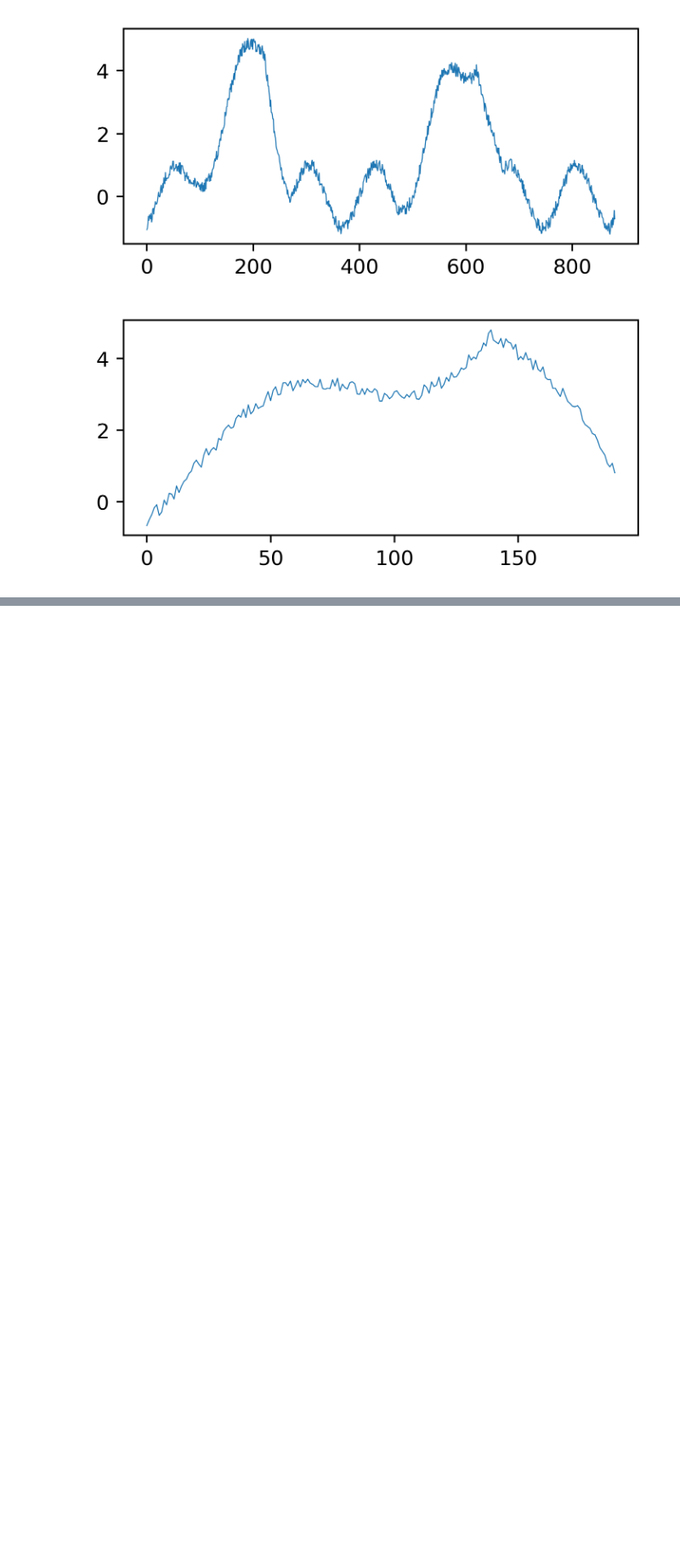
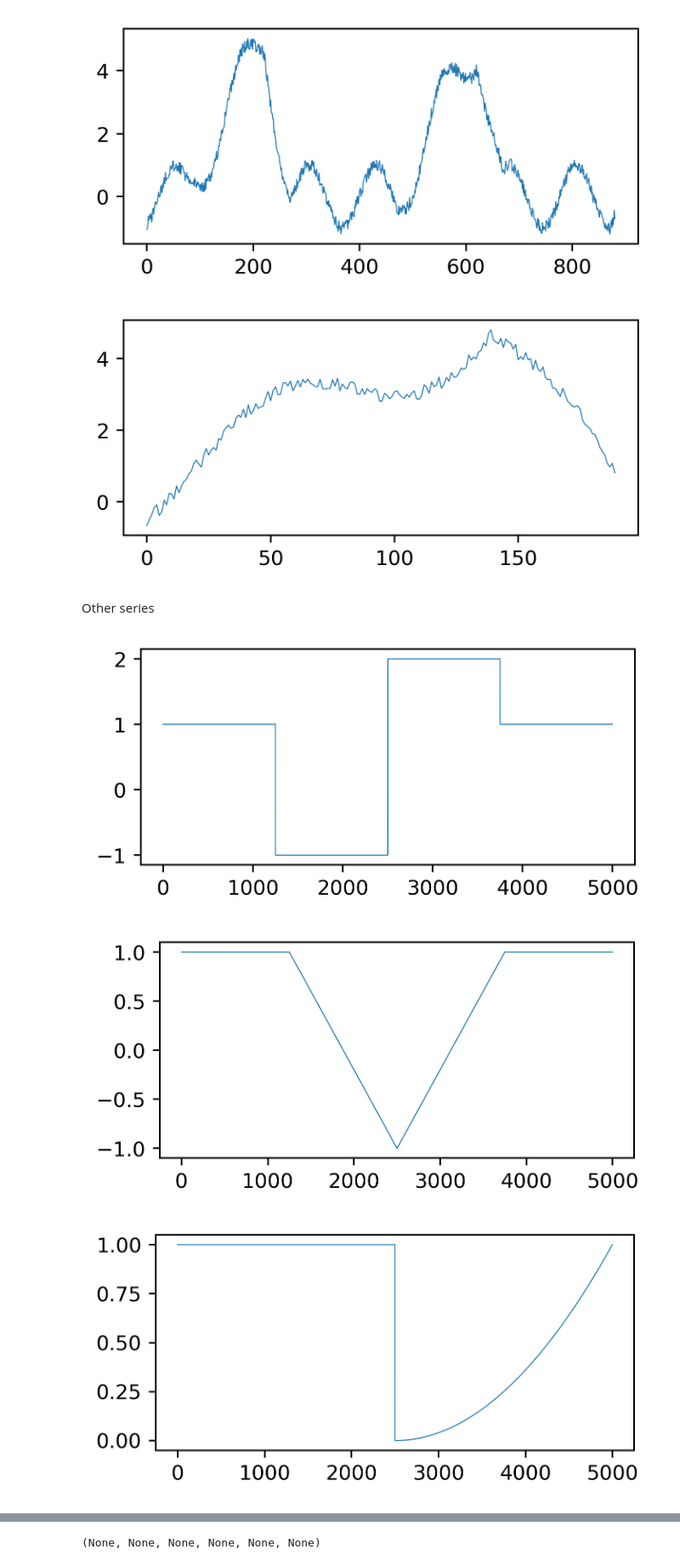
Before and after one commit to BobVitorBob/XTSTree, a Jupyter notebook: usage_example.ipynb, the cells around one changed output, grey strips where cells are left out. Shown at 85% size. Saved outputs shown, nothing was run; the diff lists cells and outputs as text; code cells hidden in the pictures; blank space fills up the shorter version.

Commit message:
new synthetic series

```diff
--- a/usage_example.ipynb
+++ b/usage_example.ipynb
@@ -122,3 +122,5 @@ for s in series_by_depth:
 [figure]
 [figure]
 [figure]
+# %% [markdown]
+Other series
@@ -124,0 +175,12 @@ for s in series_by_depth:
+# %%
+ts1 = [formula1(x) for x in np.linspace(-4,4, num=5000)]
+ts2 = [formula2(x) for x in np.linspace(-4,4, num=5000)]
+ts3 = [formula3(x) for x in np.linspace(-1,1, num=5000)]
+ts4 = [formula4(x) for x in np.linspace(-1,2, num=5000)]
+ts5 = [formula5(x) for x in np.linspace(-1,1, num=5000)]
+ts6 = [formula6(x) for x in np.linspace(-6,6, num=5000)]
+plot(ts1), plot(ts2), plot(ts3), plot(ts4), plot(ts5), plot(ts6)
+# %% [output]
+[figure, added]
+[figure, added]
+[figure, added]
@@ -124,0 +190 @@ for s in series_by_depth:
+(None, None, None, None, None, None)
```
Also changed, not shown: parts of 11 cells of this notebook.
